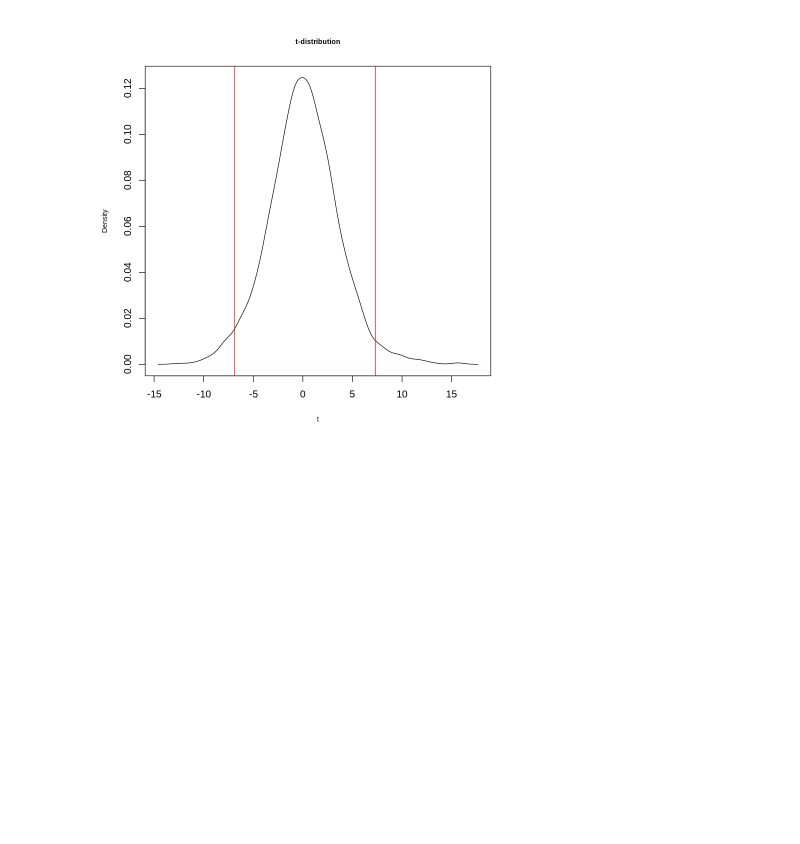
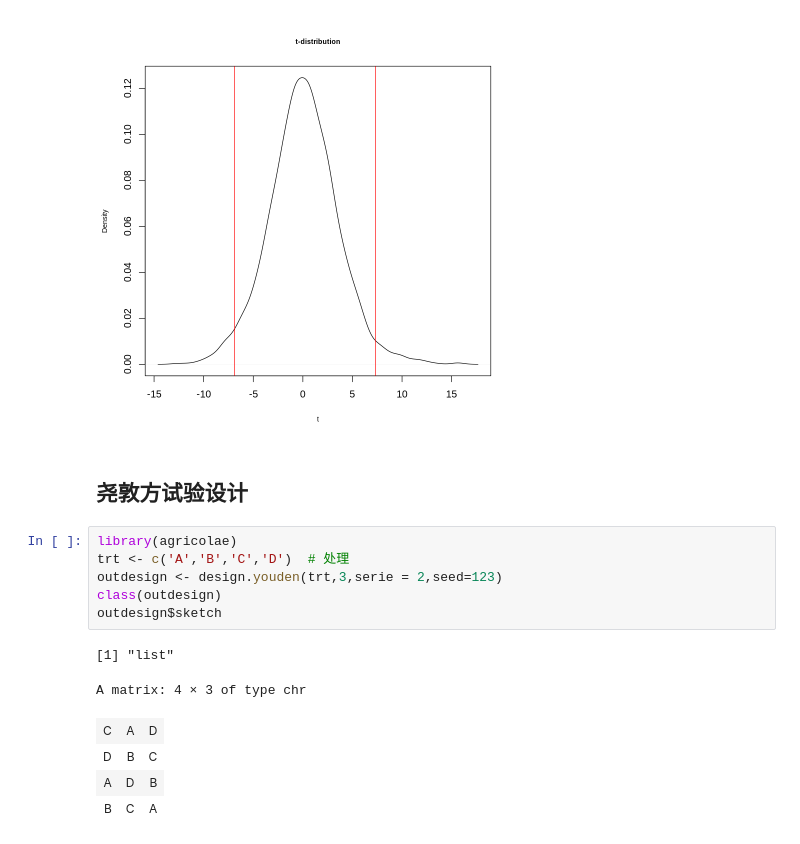
Before and after one commit to wangyang1749/linux_toturial, a Jupyter notebook: r_statistics_sample.ipynb, the cells around one changed output. Cells and saved outputs as stored; diff of their text form; blank space fills up the shorter version.

```diff
--- a/r_statistics_sample.ipynb
+++ b/r_statistics_sample.ipynb
@@ -114,3 +114,18 @@ abline(v = CI95, col = "red")
 [1] 0.08306052
 [1] 12.22511
 [figure]
+# %% [markdown]
+## 尧敦方试验设计
+# %%
+library(agricolae)
+trt <- c('A','B','C','D')  # 处理
+outdesign <- design.youden(trt,3,serie = 2,seed=123)
+class(outdesign)
+outdesign$sketch
+# %% [output]
+[1] "list"
+A matrix: 4 × 3 of type chr
+| C | A | D |
+| D | B | C |
+| A | D | B |
+| B | C | A |
```
Also changed, not shown: parts of 1 cell of this notebook, 13 other files.
